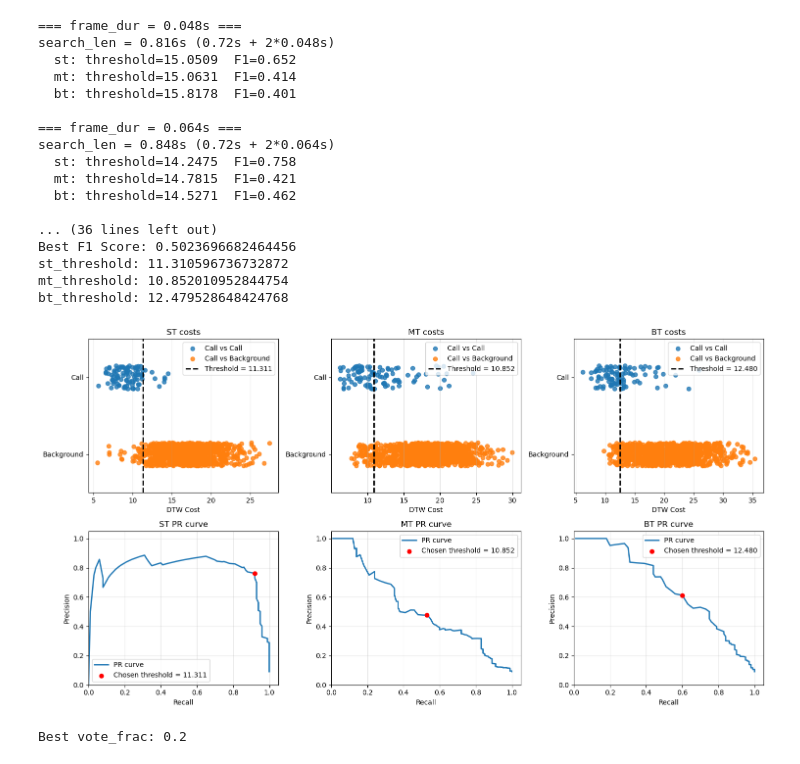
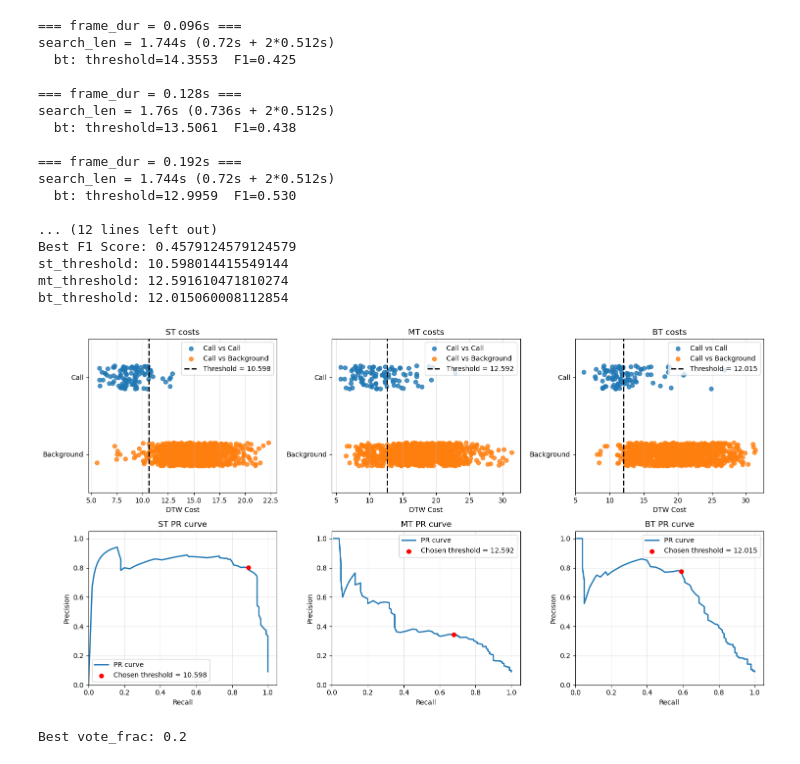
Before and after one commit to koekiekat/Skripsie, a Jupyter notebook: Final Software/mfcc_calib_10.ipynb, the cells around one changed output. Saved outputs shown, nothing was run; the diff lists cells and outputs as text; code cells hidden in the pictures.

```diff
--- a/Final Software/mfcc_calib_10.ipynb
+++ b/Final Software/mfcc_calib_10.ipynb
@@ -26,10 +27,10 @@ n_calib = 10 #number of calibration templates
 n_bg = 100 #number of background templates
 n_temps = 10 #number of templates to use for voting
 fs_new = 1000
-dtw_method = "old"#**
+#dtw_method = "old"#**
 
 #feature frame lengths to test
-feat_frame_lengths = [0.048, 0.064, 0.096, 0.128, 0.192, 0.256, 0.384, 0.512]
+feat_frame_lengths = [0.096, 0.128, 0.192, 0.256, 0.384, 0.512] #[0.048, 0.064, 0.096, 0.128, 0.192, 0.256, 0.384, 0.512]
 
 #window frame lengths to test
 window_lengths_to_test = [0.1 ,0.2 ,0.3, 0.4, 0.5, 0.6, 0.7, 0.8] #**
@@ -92,7 +93,7 @@ for frame_length in feat_frame_lengths:
 
     #find max template length so all calib feats can be extracted to be same len + slack
     #we want to keep slack small to not let other noise in(checked spectrograms to see if I was happy since there aren't many temps)
-    slack_s = frame_length   # one STFT frame (frame_dur) on each side
+    slack_s = 0.512#frame_length   # one STFT frame (frame_dur) on each side
     max_tmpl_s = max(f.shape[1] for fl in (st_temp_feats, mt_temp_feats, bt_temp_feats) for f in fl) * hop_len_seconds
     search_len = round(max_tmpl_s + 2 * slack_s, 3)
     search_lens[frame_length] = search_len
@@ -116,50 +117,50 @@ for frame_length in feat_frame_lengths:
         threshold, f1 = find_threshold_best_f1_from_pr(precision, recall, pr_thresholds)
 
         results[frame_length][call_type] = dict(
             threshold=threshold, f1=f1,
             call_costs=call_costs, call_starts=call_starts, call_ends=call_ends,
             bg_costs=bg_costs, bg_starts=bg_starts, bg_ends=bg_ends,
         )
-        print(f"  {call_type}: threshold={threshold:.4f}  F1={f1:.3f}")
+    print(f"  {call_type}: threshold={threshold:.4f}  F1={f1:.3f}")
 
 frame_len_results = {f: min(r["f1"] for r in results[f].values()) for f in results}
 best_frame_len = max(frame_len_results, key=lambda f: (frame_len_results[f], f))
 best_score = frame_len_results[best_frame_len]
 best_thresholds = {t: results[best_frame_len][t]["threshold"] for t in call_types}
 
 print(f"Chosen Frame Length: {best_frame_len}")
 print(f"Best F1 Score: {best_score}")
 for t in call_types:
     print(f"{t}_threshold: {best_thresholds[t]}")
 
 fig, axes = plt.subplots(2, 3, figsize=(15, 8))
 for col, t in enumerate(call_types):
     r = results[best_frame_len][t]
     plot_dtw_scatter(r["call_costs"], r["bg_costs"], threshold=r["threshold"], ax=axes[0, col])
     plot_pr_curve_from_costs(r["call_costs"], r["bg_costs"], best_threshold=r["threshold"], ax=axes[1, col])
     axes[0, col].set_title(f"{t.upper()} costs")
     axes[1, col].set_title(f"{t.upper()} PR curve")
 plt.tight_layout()
 plt.show()
 # %% [output]
-=== frame_dur = 0.048s ===
-search_len = 0.816s (0.72s + 2*0.048s)
-  st: threshold=15.0509  F1=0.652
-  mt: threshold=15.0631  F1=0.414
-  bt: threshold=15.8178  F1=0.401
+=== frame_dur = 0.096s ===
+search_len = 1.744s (0.72s + 2*0.512s)
+  bt: threshold=14.3553  F1=0.425
 
-=== frame_dur = 0.064s ===
-search_len = 0.848s (0.72s + 2*0.064s)
-  st: threshold=14.2475  F1=0.758
-  mt: threshold=14.7815  F1=0.421
-  bt: threshold=14.5271  F1=0.462
+=== frame_dur = 0.128s ===
+search_len = 1.76s (0.736s + 2*0.512s)
+  bt: threshold=13.5061  F1=0.438
 
-... (36 lines left out)
-Best F1 Score: 0.5023696682464456
-st_threshold: 11.310596736732872
-mt_threshold: 10.852010952844754
-bt_threshold: 12.479528648424768
+=== frame_dur = 0.192s ===
+search_len = 1.744s (0.72s + 2*0.512s)
+  bt: threshold=12.9959  F1=0.530
+
+... (12 lines left out)
+Best F1 Score: 0.4579124579124579
+st_threshold: 10.598014415549144
+mt_threshold: 12.591610471810274
+bt_threshold: 12.015060008112854
-[figure, old version]
+[figure, new version]
 # %%
 if feat_method == "stft":
     extractor = make_stft_extractor(frame_dur = best_frame_len)
```
Also changed, not shown: parts of 3 cells of this notebook, 7 other files.
